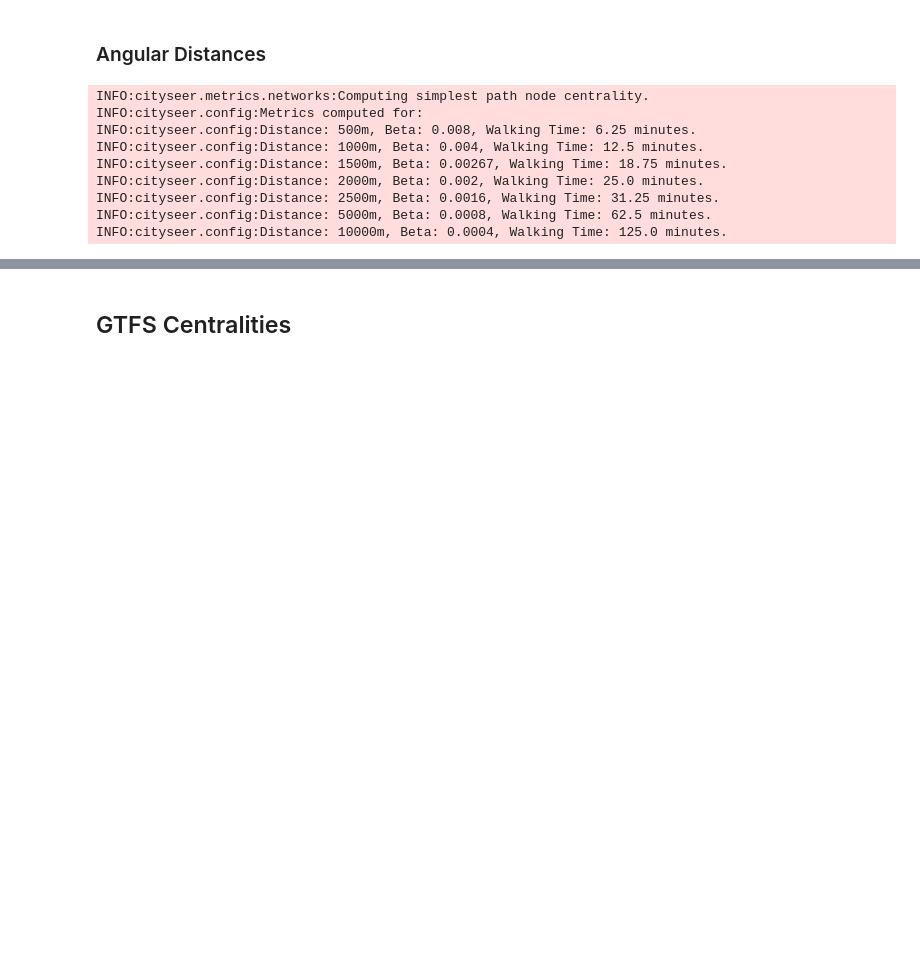
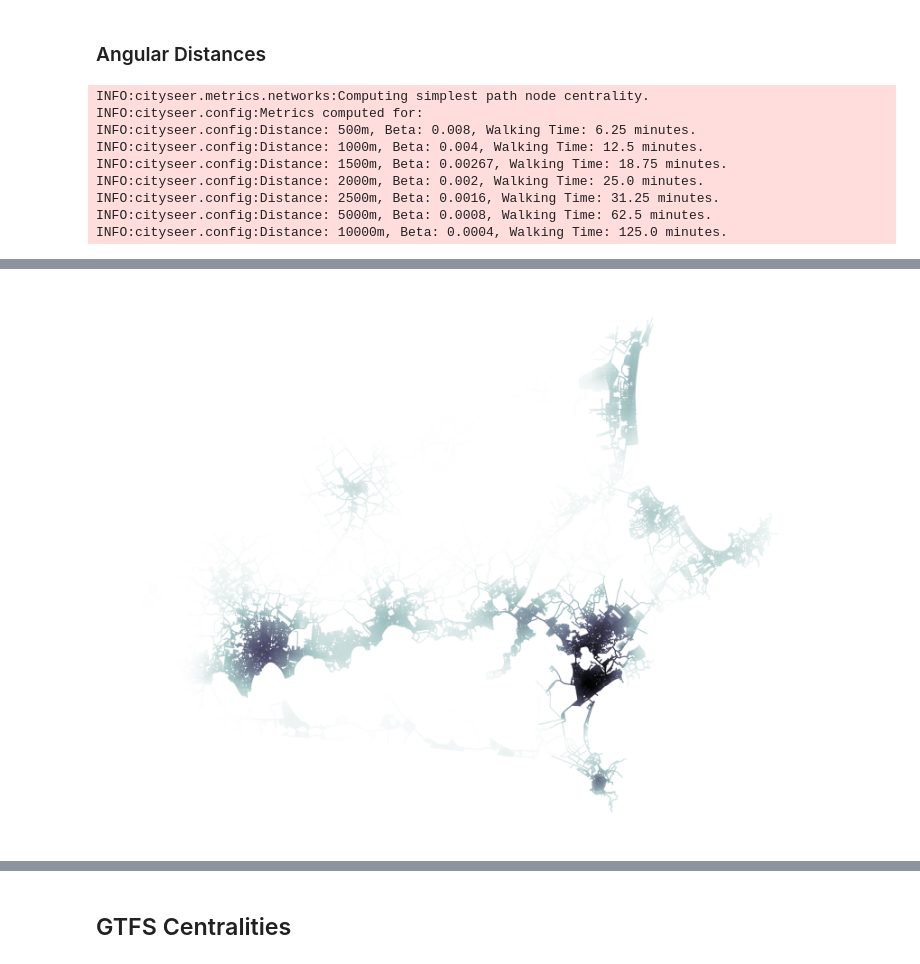
Before and after one commit to redemobGIT/roda, a Jupyter notebook: scripts/cityseer_gtfs.ipynb, the cells around one changed output, grey strips where cells are left out. Cells and saved outputs as stored; diff of their text form; code cells hidden in the pictures; blank space fills up the shorter version.

```diff
--- a/scripts/cityseer_gtfs.ipynb
+++ b/scripts/cityseer_gtfs.ipynb
@@ -606,0 +635,20 @@ plt.show()
+# %%
+fig, ax = plt.subplots(1, 1, figsize=(12, 12), facecolor="#FFFFFF")
+
+metric = "cc_hillier_5000"
+weighted_nodes_gdf.sort_values(metric).plot(
+    column=metric,
+    #cmap="PuBuGn",
+    cmap="bone_r",
+    #cmap='inferno',
+    legend=False,
+    #scheme='JenksCaspall',
+    ax=ax,
+    linewidth=1,
+)
+
+ax.axis(False)
+
+plt.show()
+# %% [output]
+[figure, added]
```
Also changed, not shown: parts of 19 cells of this notebook, 32 other files.
